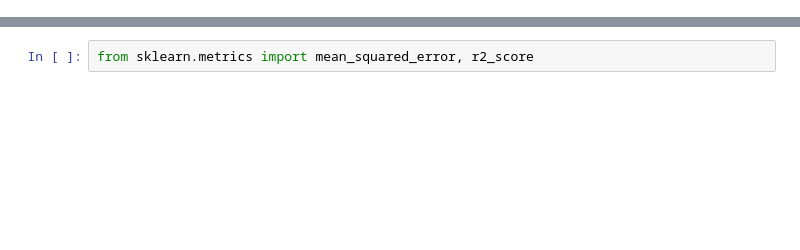
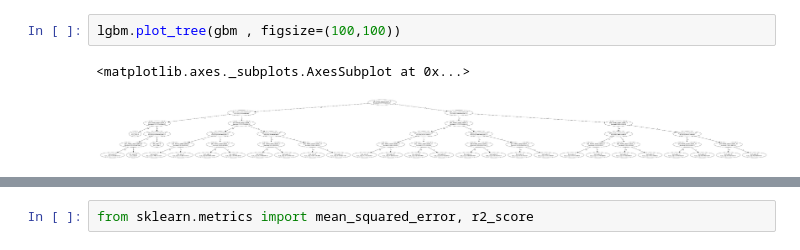
Before and after one commit to fengchuimuhua/fantasy, a Jupyter notebook: src/feature/user_agg.ipynb, the cells around one changed output, grey strips where cells are left out. Drawn from its saved outputs; the diff is of its cells as text; blank space fills up the shorter version.

```diff
--- a/src/feature/user_agg.ipynb
+++ b/src/feature/user_agg.ipynb
@@ -146 +221,6 @@ gbm = lgbm.train(params,
+# %%
+lgbm.plot_tree(gbm , figsize=(100,100))
+# %% [output]
+<matplotlib.axes._subplots.AxesSubplot at 0x...>
+[figure, added]
 # %%
```
Also changed, not shown: parts of 44 cells of this notebook, 7 other files.
